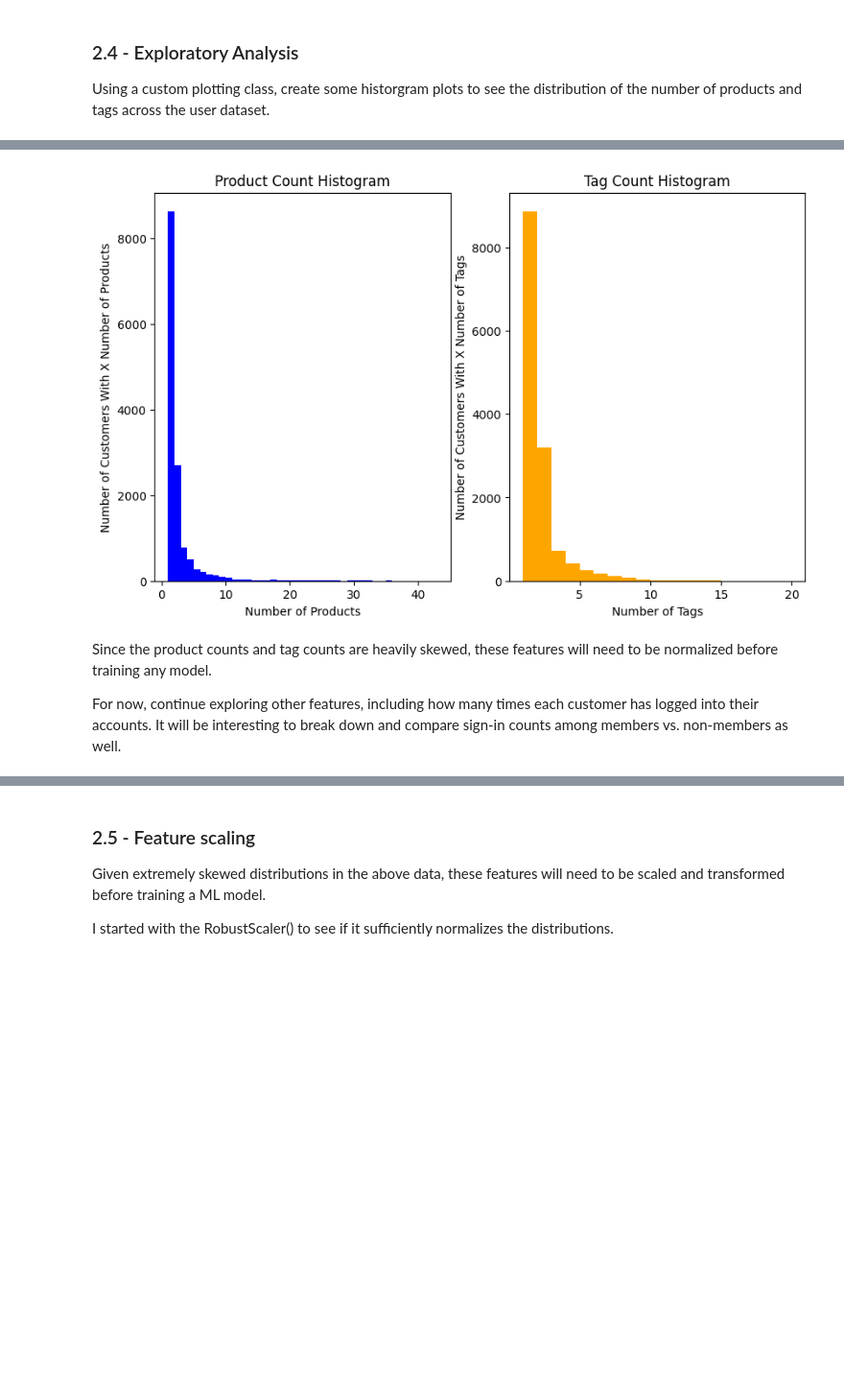
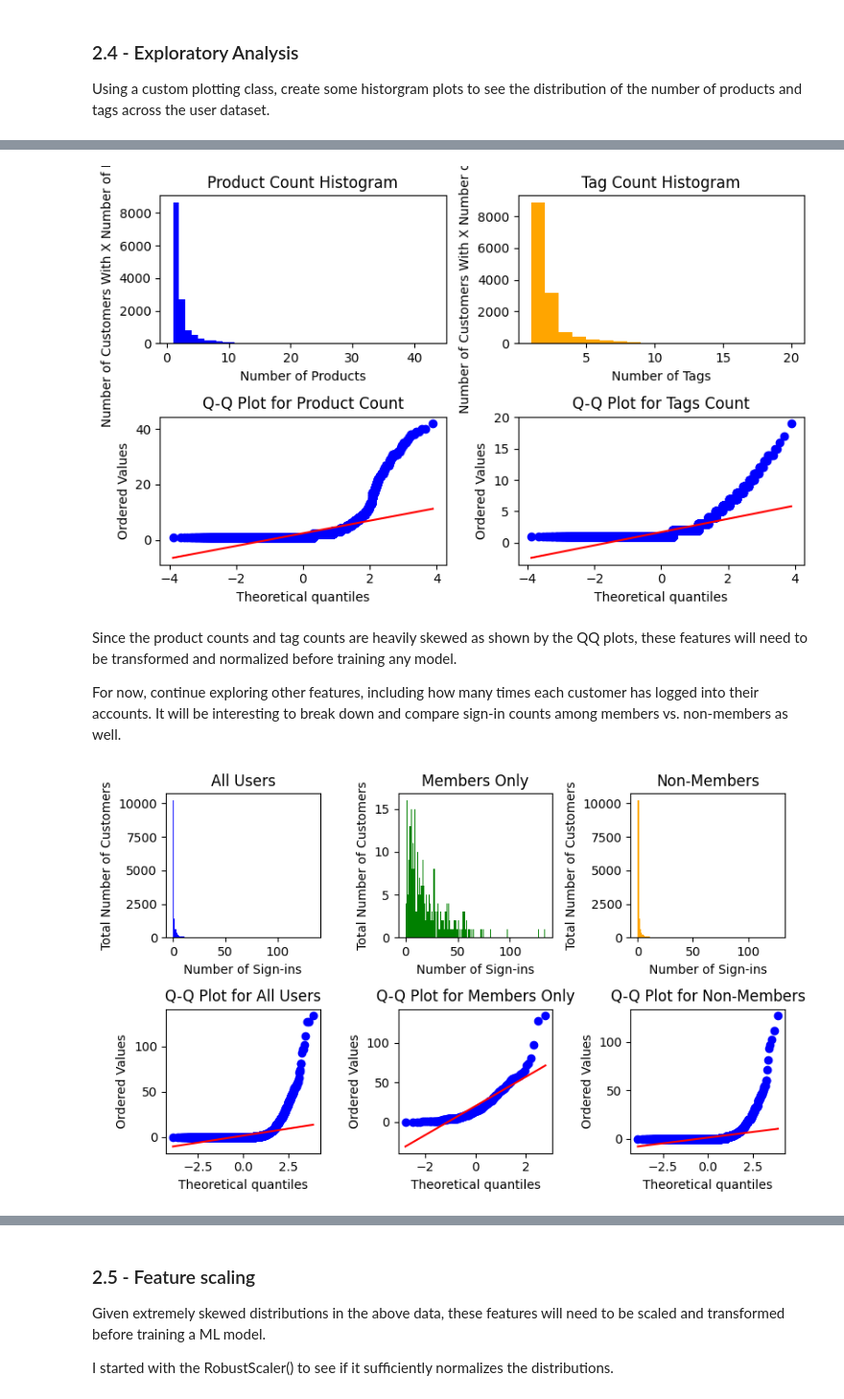
Before and after one commit to nkeblawi/nk-cust-segmentation, a Jupyter notebook: notebooks/nk-cust-segmentation-report.ipynb, the cells around one changed output, grey strips where cells are left out. Shown at 96% size. Cells and saved outputs as stored; diff of their text form; code cells hidden in the pictures; blank space fills up the shorter version.

```diff
--- a/notebooks/nk-cust-segmentation-report.ipynb
+++ b/notebooks/nk-cust-segmentation-report.ipynb
@@ -171,40 +245,55 @@ plt.show()
 # %% [markdown]
-![image.png](attachment:image.png-old)
+![image.png](attachment:image.png-new)
 
-Since the product counts and tag counts are heavily skewed, these features will need to be normalized before training any model.
+Since the product counts and tag counts are heavily skewed as shown by the QQ plots, these features will need to be transformed and normalized before training any model.
 
 For now, continue exploring other features, including how many times each customer has logged into their accounts. It will be interesting to break down and compare sign-in counts among members vs. non-members as well.
 # %%
-fig, (ax1, ax2, ax3) = plt.subplots(nrows=1, ncols=3, figsize=(8, 5))
+fig, axs = plt.subplots(nrows=2, ncols=3, figsize=(8, 5))
 
 # All Users
-ax1.hist(df_filtered['Sign In Count'],
+axs[0, 0].hist(df_filtered['Sign In Count'],
         bins=df_filtered['Sign In Count'].max(),
         color="blue"
         )
-ax1.set_title("All Users")
-ax1.set_xlabel("Number of Sign-ins")
-ax1.set_ylabel("Total Number of Customers")
+axs[0, 0].set_title("All Users")
+axs[0, 0].set_xlabel("Number of Sign-ins")
+axs[0, 0].set_ylabel("Total Number of Customers")
 
 # Members only
 members = df_filtered[df_filtered["Is_Member"] == 1]["Sign In Count"]
-ax2.hist(members,
-        bins=df_filtered['Sign In Count'].max(),
+axs[0, 1].hist(members,
+        bins=members.max(),
         color="green"
         )
-ax2.set_title("Members Only")
-ax2.set_xlabel("Number of Sign-ins")
-ax2.set_ylabel("Total Number of Customers")
+axs[0, 1].set_title("Members Only")
+axs[0, 1].set_xlabel("Number of Sign-ins")
+axs[0, 1].set_ylabel("Total Number of Customers")
 
 # Non-members
 non_members = df_filtered[df_filtered["Is_Member"] == 0]["Sign In Count"]
-ax3.hist(non_members,
-        bins=df_filtered['Sign In Count'].max(),
+axs[0, 2].hist(non_members,
+        bins=non_members.max(),
         color="orange"
         )
-ax3.set_title("Non-Members")
-ax3.set_xlabel("Number of Sign-ins")
-ax3.set_ylabel("Total Number of Customers")
+axs[0, 2].set_title("Non-Members")
+axs[0, 2].set_xlabel("Number of Sign-ins")
+axs[0, 2].set_ylabel("Total Number of Customers")
 
+# Q-Q plot for All Users
+stats.probplot(df_filtered['Sign In Count'], dist="norm", plot=axs[1, 0])
+axs[1, 0].set_title("Q-Q Plot for All Users")
+
+# Q-Q plot for Members Only
+stats.probplot(members, dist="norm", plot=axs[1, 1])
+axs[1, 1].set_title("Q-Q Plot for Members Only")
+
+# Q-Q plot for Non-Members
+stats.probplot(non_members, dist="norm", plot=axs[1, 2])
+axs[1, 2].set_title("Q-Q Plot for Non-Members")
+
+plt.tight_layout()
 plt.show()
+# %% [output]
+[figure, added]
 # %% [markdown]
```
Also changed, not shown: parts of 10 cells of this notebook, 1 other file.
